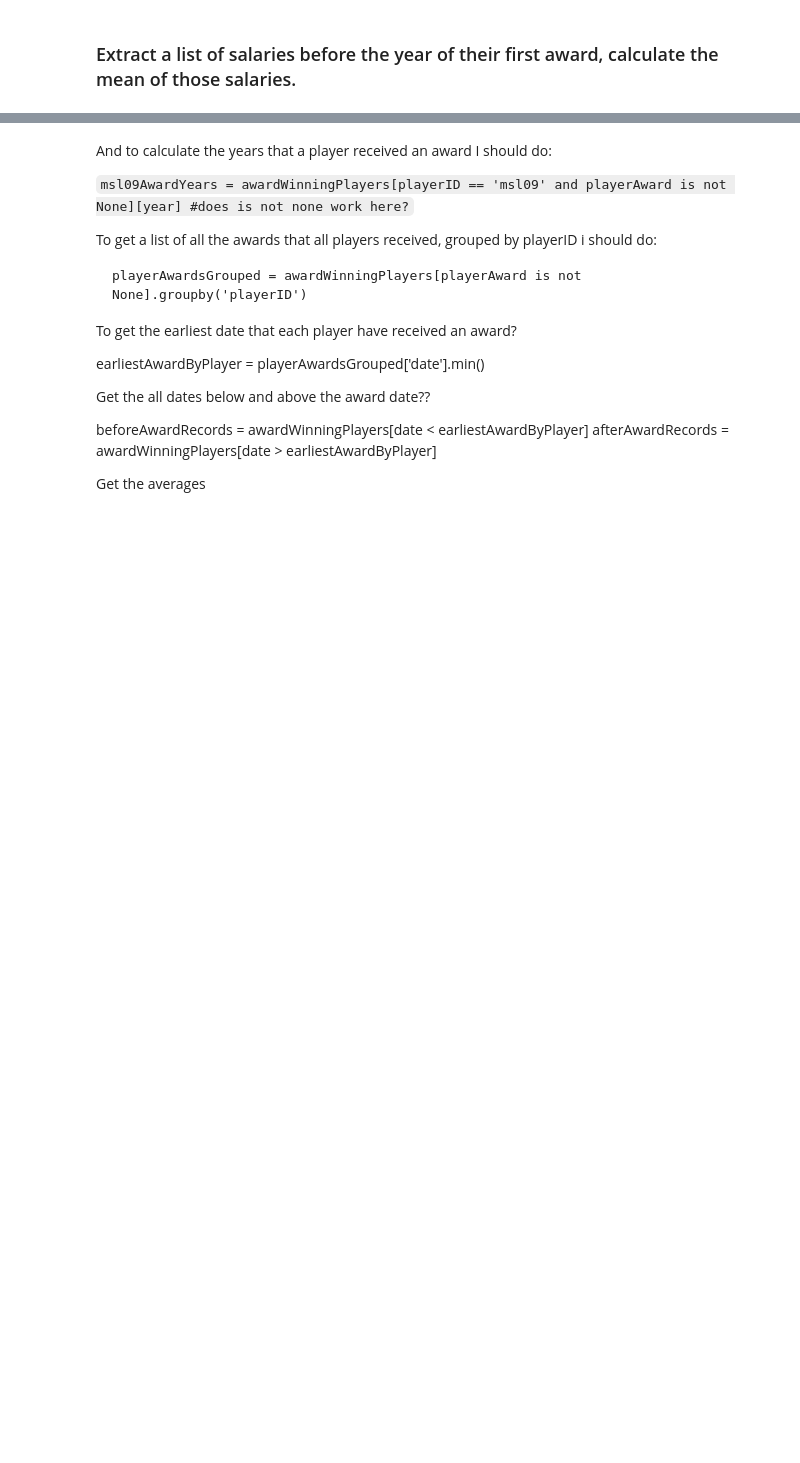
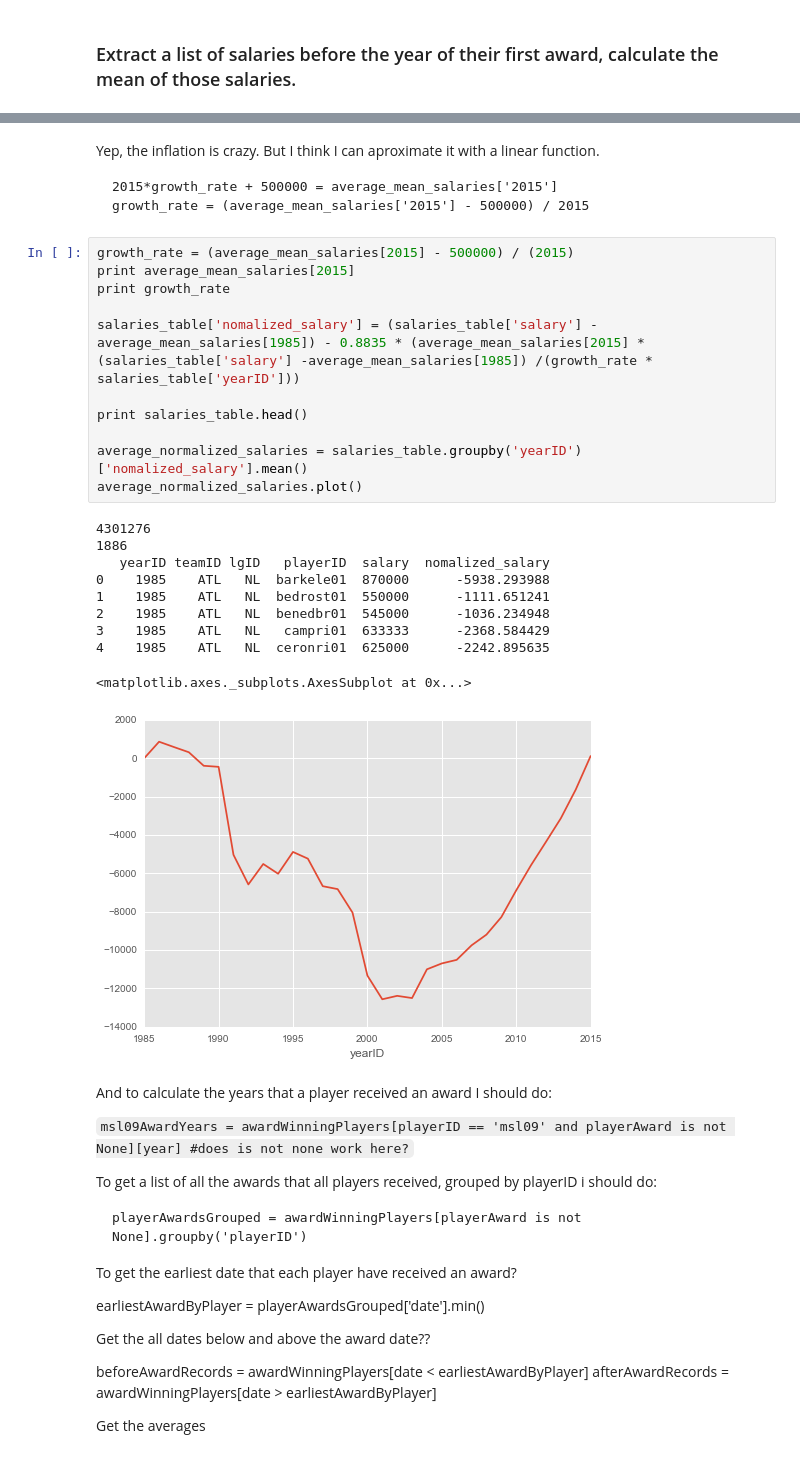
Before and after one commit to marceloslacerda/jupyter-notebooks, a Jupyter notebook: udacity-p2/Project 3 - stub.ipynb, the cells around one changed output, grey strips where cells are left out. Drawn from its saved outputs; the diff is of its cells as text; blank space fills up the shorter version.

```diff
--- a/udacity-p2/Project 3 - stub.ipynb
+++ b/udacity-p2/Project 3 - stub.ipynb
@@ -269,3 +307,30 @@ awardWinningPlayersSalaries.head()
+# %% [markdown]
+Yep, the inflation is crazy. But I think I can aproximate it with a linear function.
+
+    2015*growth_rate + 500000 = average_mean_salaries['2015']
+    growth_rate = (average_mean_salaries['2015'] - 500000) / 2015
+# %%
+growth_rate = (average_mean_salaries[2015] - 500000) / (2015)
+print average_mean_salaries[2015]
+print growth_rate
+
+salaries_table['nomalized_salary'] = (salaries_table['salary'] - average_mean_salaries[1985]) - 0.8835 * (average_mean_salaries[2015] * (salaries_table['salary'] -average_mean_salaries[1985]) /(growth_rate * salaries_table['yearID']))
+
+print salaries_table.head()
+
+average_normalized_salaries = salaries_table.groupby('yearID')['nomalized_salary'].mean()
+average_normalized_salaries.plot()
+# %% [output]
+4301276
+1886
+   yearID teamID lgID   playerID  salary  nomalized_salary
+0    1985    ATL   NL  barkele01  870000      -5938.293988
+1    1985    ATL   NL  bedrost01  550000      -1111.651241
+2    1985    ATL   NL  benedbr01  545000      -1036.234948
+3    1985    ATL   NL   campri01  633333      -2368.584429
+4    1985    ATL   NL  ceronri01  625000      -2242.895635
+<matplotlib.axes._subplots.AxesSubplot at 0x...>
+[figure, added]
 # %% [markdown]
 And to calculate the years that a player received an award I should do:
 
```
Also changed, not shown: parts of 13 cells of this notebook, 1 other file.
